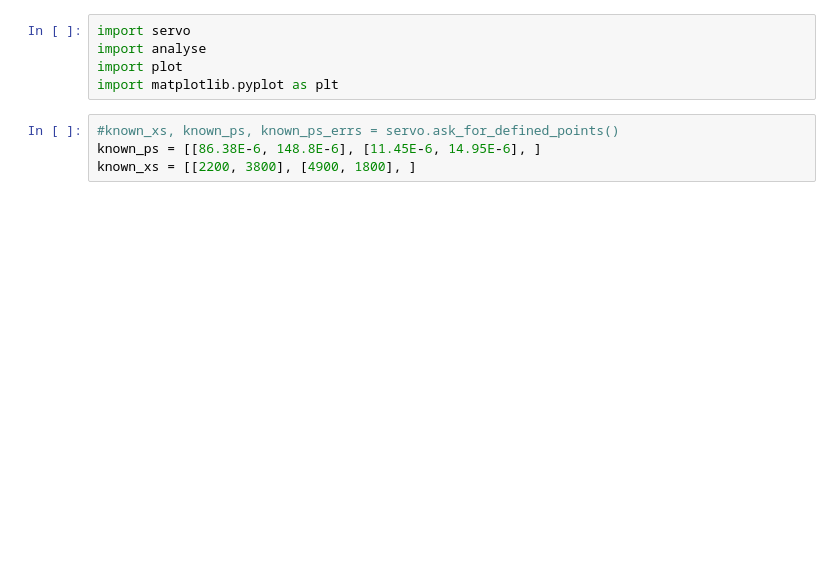
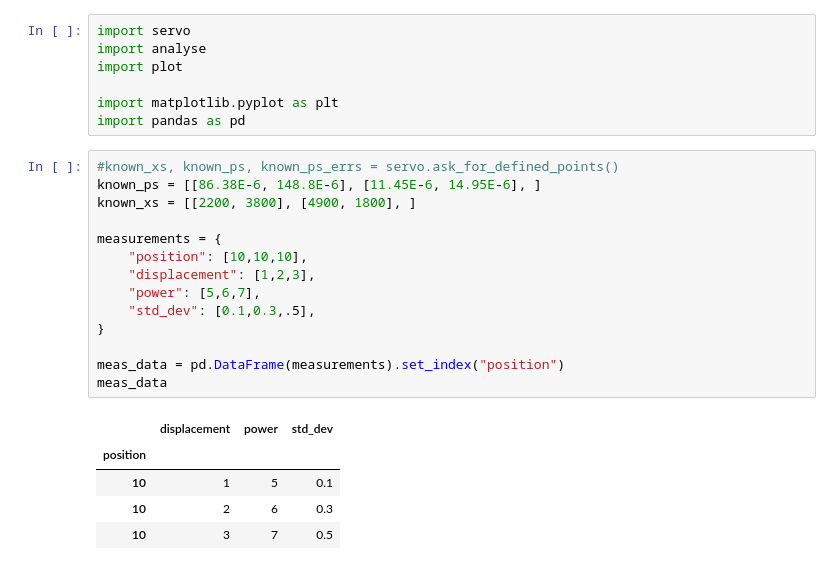
Before and after one commit to 0rmond/Beam-Profile, a Jupyter notebook: Servo-Assisted-Beam-Profile.ipynb, the cells around one changed output. Saved outputs shown, nothing was run; the diff lists cells and outputs as text; blank space fills up the shorter version.

```diff
--- a/Servo-Assisted-Beam-Profile.ipynb
+++ b/Servo-Assisted-Beam-Profile.ipynb
@@ -2,11 +2,29 @@
 import servo
 import analyse
 import plot
+
 import matplotlib.pyplot as plt
+import pandas as pd
 # %%
 #known_xs, known_ps, known_ps_errs = servo.ask_for_defined_points()
 known_ps = [[86.38E-6, 148.8E-6], [11.45E-6, 14.95E-6], ]
 known_xs = [[2200, 3800], [4900, 1800], ]
+
+measurements = {
+    "position": [10,10,10],
+    "displacement": [1,2,3],
+    "power": [5,6,7],
+    "std_dev": [0.1,0.3,.5],
+}
+
+meas_data = pd.DataFrame(measurements).set_index("position")
+meas_data
+# %% [output]
+|  | displacement | power | std_dev |
+| position |  |  |  |
+| 10 | 1 | 5 | 0.1 |
+| 10 | 2 | 6 | 0.3 |
+| 10 | 3 | 7 | 0.5 |
 # %%
 
 data = servo.get_data("Data/servo-attempt-1.csv")
```
Also changed, not shown: parts of 2 cells of this notebook, 2 other files.
